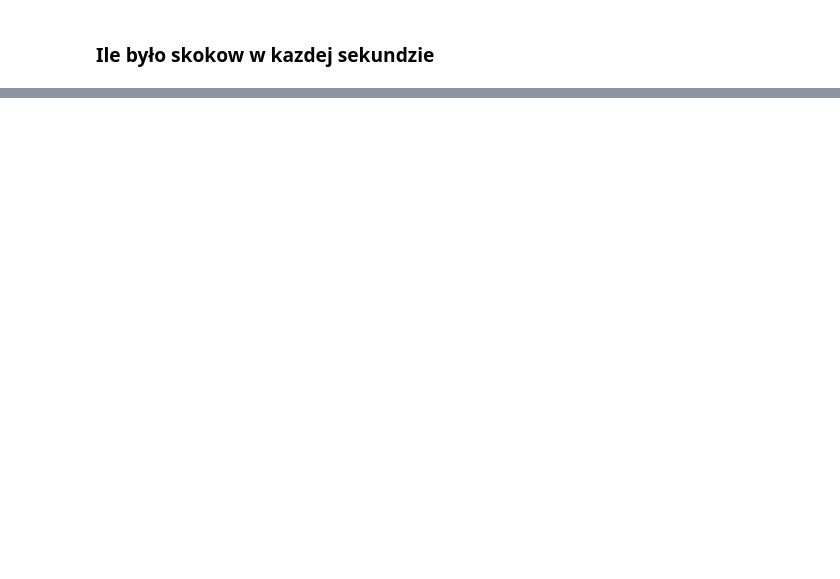
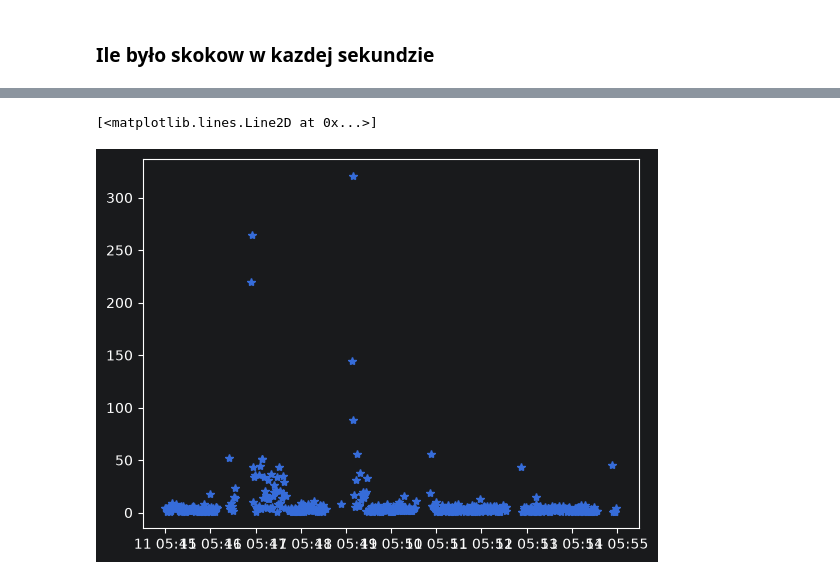
Before and after one commit to wiedzmin1414/bitcoin-node-data, a Jupyter notebook: analiza_skokow_w_sekundzie.ipynb, the cells around one changed output, grey strips where cells are left out. Cells and saved outputs as stored; diff of their text form; code cells hidden in the pictures; blank space fills up the shorter version.

```diff
--- a/analiza_skokow_w_sekundzie.ipynb
+++ b/analiza_skokow_w_sekundzie.ipynb
@@ -20,0 +15,9 @@ ilosc_danych
+# %%
+kolumny = [
+    'found_at'
+]
+
+data = data_raw.select(kolumny).to_pandas()
+
+
+data
@@ -21,5 +42,5 @@ ilosc_danych
 # %%
 czasy = data['found_at']
-czasy = czasy.sort_values().reset_index(drop=True)
+# czasy = czasy.sort_values().reset_index(drop=True)
 czasy
 # %% [output]
@@ -662,0 +103,3 @@ MemoryError: Unable to allocate 819. GiB for an array with shape (9999, 10999170
+# %%
+ile_obserwacji_w_sekundzie = ile_obserwacji_w_sekundzie.sort_index()
+ile_obserwacji_w_sekundzie
@@ -662,0 +126,6 @@ MemoryError: Unable to allocate 819. GiB for an array with shape (9999, 10999170
+# %%
+start = pd.Timestamp('2025-08-11 05:45:00')
+end = pd.Timestamp('2025-08-11 05:55:00')
+
+df_filtered = ile_obserwacji_w_sekundzie.loc[start:end]
+df_filtered
@@ -662,0 +146,5 @@ MemoryError: Unable to allocate 819. GiB for an array with shape (9999, 10999170
+# %%
+plt.plot(df_filtered, "*")
+# %% [output]
+[<matplotlib.lines.Line2D at 0x...>]
+[figure, added]
```
Also changed, not shown: parts of 131 cells of this notebook.
